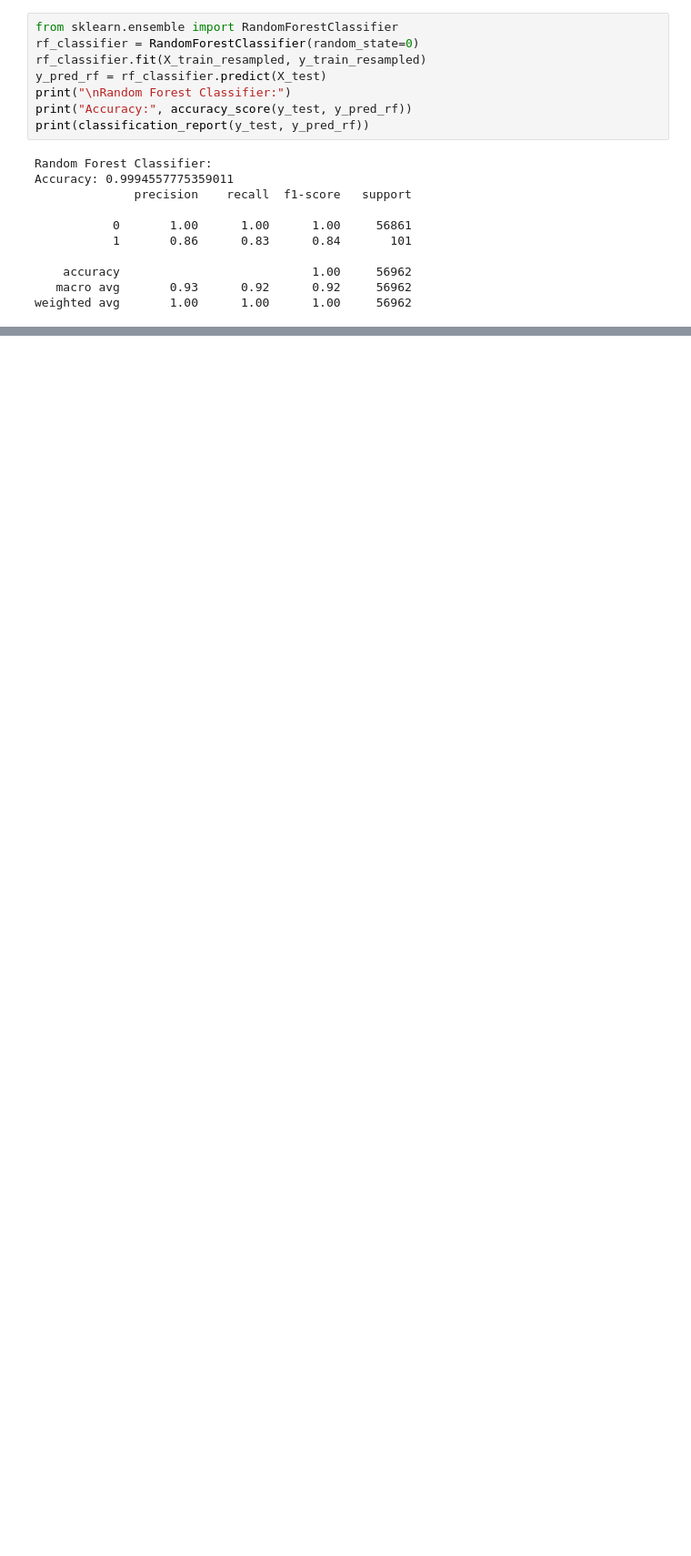
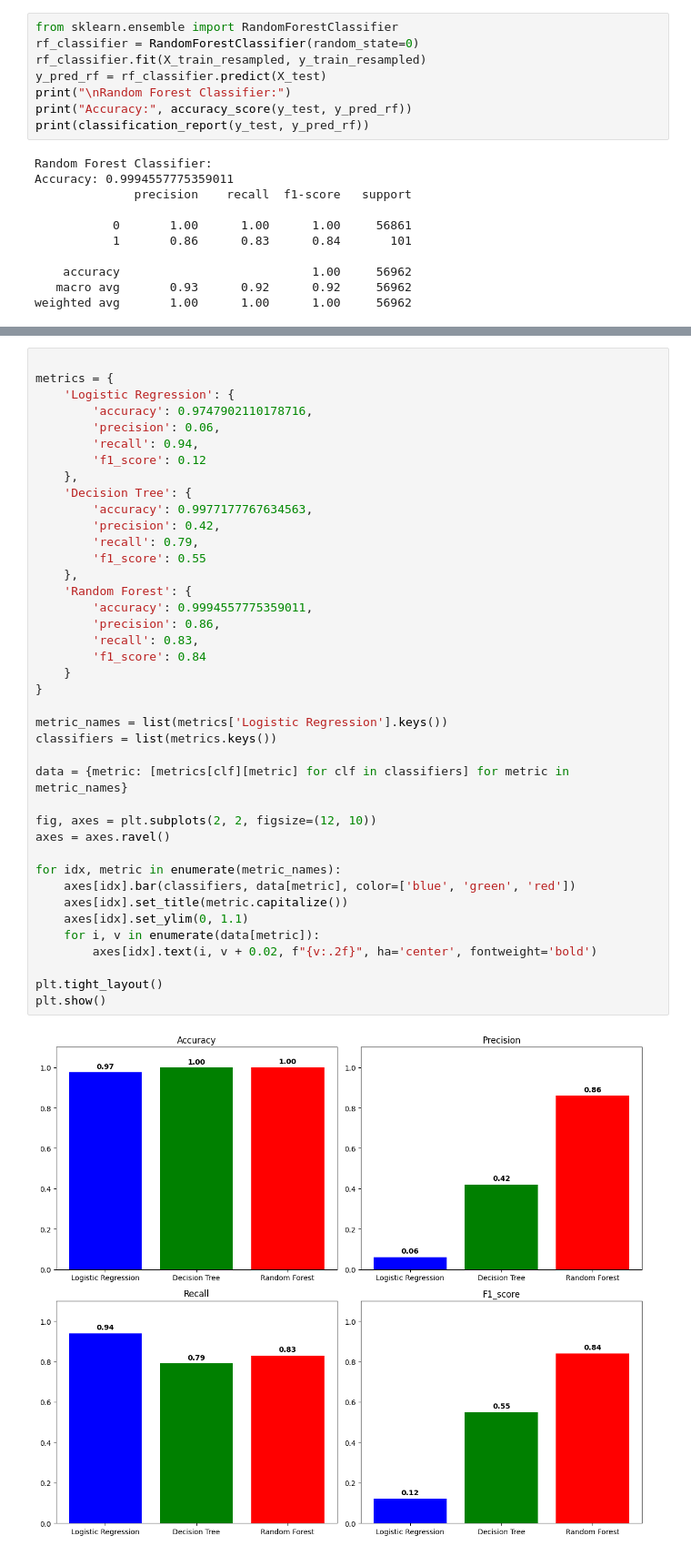
Before and after one commit to AnshikaaAgarwal/CreditCardFraudDetection, a Jupyter notebook: CreditCard_FraudDetection.ipynb, the cells around one changed output, grey strips where cells are left out. Shown at 91% size. Cells and saved outputs as stored; diff of their text form; blank space fills up the shorter version.

```diff
--- a/CreditCard_FraudDetection.ipynb
+++ b/CreditCard_FraudDetection.ipynb
@@ -231,0 +259,42 @@ weighted avg       1.00      1.00      1.00     56962
+# %%
+
+metrics = {
+    'Logistic Regression': {
+        'accuracy': 0.9747902110178716,
+        'precision': 0.06,
+        'recall': 0.94,
+        'f1_score': 0.12
+    },
+    'Decision Tree': {
+        'accuracy': 0.9977177767634563,
+        'precision': 0.42,
+        'recall': 0.79,
+        'f1_score': 0.55
+    },
+    'Random Forest': {
+        'accuracy': 0.9994557775359011,
+        'precision': 0.86,
+        'recall': 0.83,
+        'f1_score': 0.84
+    }
+}
+
+metric_names = list(metrics['Logistic Regression'].keys())
+classifiers = list(metrics.keys())
+
+data = {metric: [metrics[clf][metric] for clf in classifiers] for metric in metric_names}
+
+fig, axes = plt.subplots(2, 2, figsize=(12, 10))
+axes = axes.ravel()
+
+for idx, metric in enumerate(metric_names):
+    axes[idx].bar(classifiers, data[metric], color=['blue', 'green', 'red'])
+    axes[idx].set_title(metric.capitalize())
+    axes[idx].set_ylim(0, 1.1)
+    for i, v in enumerate(data[metric]):
+        axes[idx].text(i, v + 0.02, f"{v:.2f}", ha='center', fontweight='bold')
+
+plt.tight_layout()
+plt.show()
+# %% [output]
+[figure, added]
```
Also changed, not shown: parts of 13 cells of this notebook.
